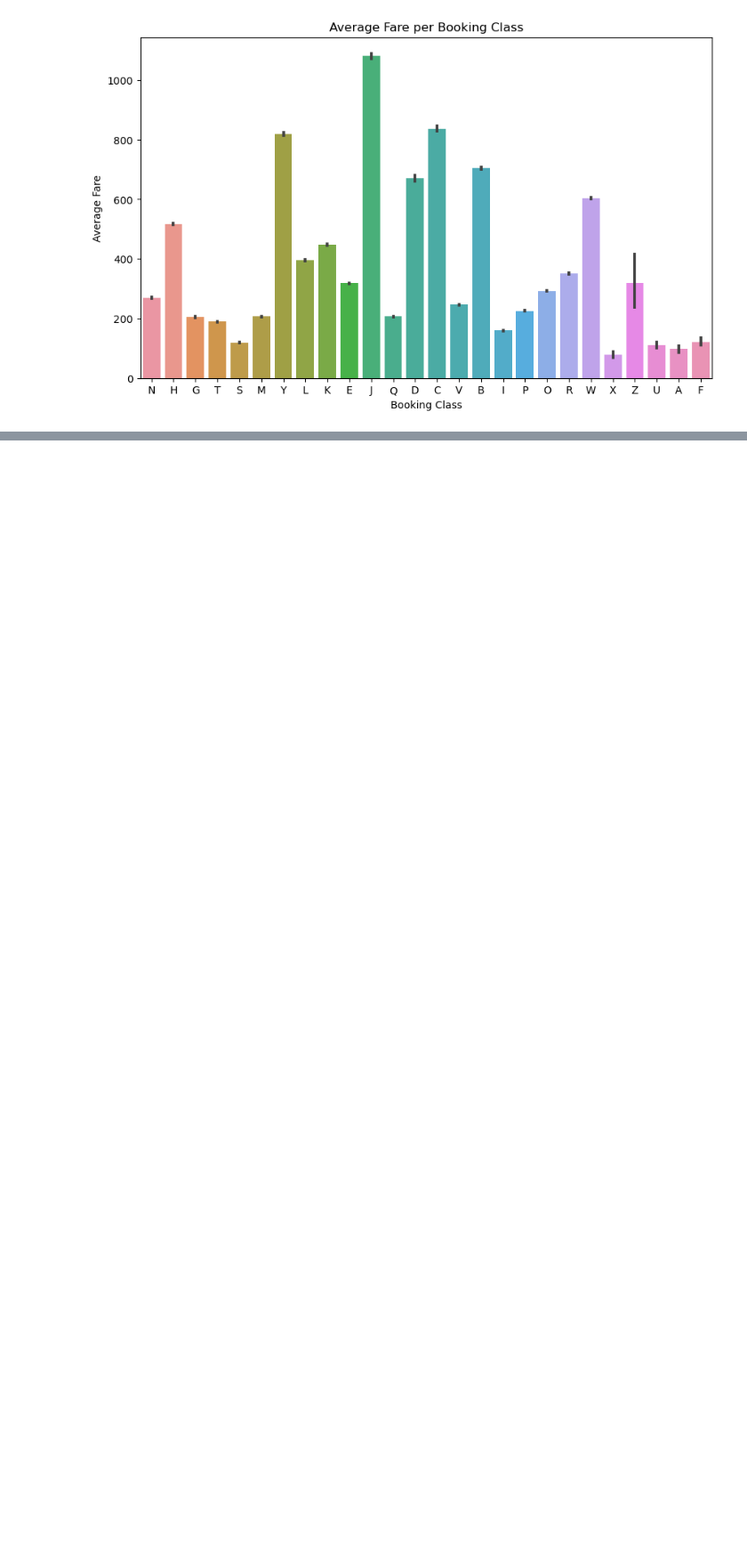
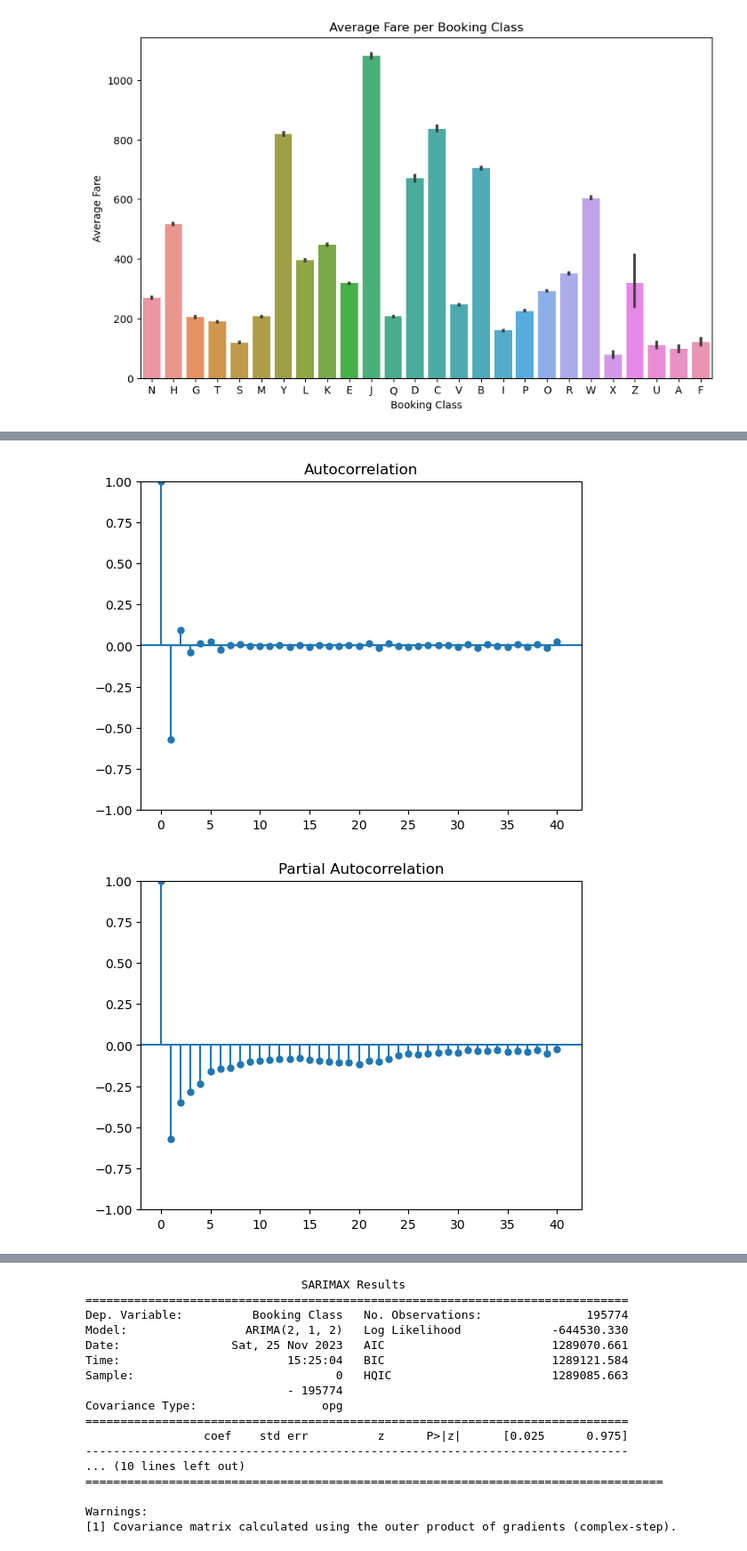
Before and after one commit to FaizalJnu/APRM, a Jupyter notebook: Faiz_ntbk.ipynb, the cells around one changed output, grey strips where cells are left out. Shown at 89% size. Saved outputs shown, nothing was run; the diff lists cells and outputs as text; code cells hidden in the pictures; blank space fills up the shorter version.

```diff
--- a/Faiz_ntbk.ipynb
+++ b/Faiz_ntbk.ipynb
@@ -126,18 +127,13 @@ Features = [
     'Dep_Date_Numerical', 'Dep_Hour', 'Dep_Minute'
 ]
 
-# Features2 from Data_12month_revenue
-Features2 = []
+
 for i in range(310):
-    feature_name = f'Class RDay Rev RDay: {i}'
-    Features2.append(feature_name)
+    feature_name = f'Class RDay Res Hold Total RDay: {i}'
+    Features.append(feature_name)
 
 # Merge features into X_train
-X_train_booking = Data_12month_booking[Features]
-X_train_revenue = Data_12month_revenue[Features2]
-
-# Merge datasets horizontally
-X_train = pd.concat([X_train_booking, X_train_revenue], axis=1)  # Features for training
+X_train = Data_12month_booking[Features]
 y_train = Data_12month_booking[' Booking Class Fare USD ']  # Target for training
 
 X_test = Data_3month_booking[Features]  # Features for testing
@@ -223,3 +235,50 @@ Feature: Class RDay Res Hold Total RDay: 306, Importance: 0.0
 Feature: Class RDay Res Hold Total RDay: 307, Importance: 0.0
 Feature: Class RDay Res Hold Total RDay: 308, Importance: 0.0
 Feature: Class RDay Res Hold Total RDay: 309, Importance: 0.0
+# %%
+import statsmodels.api as sm
+from statsmodels.tsa.stattools import acf, pacf
+from statsmodels.graphics.tsaplots import plot_acf, plot_pacf
+import matplotlib.pyplot as plt
+
+# Assuming your time series is in a variable called 'time_series'
+# Replace 'column_name' with the actual name of your time series column
+
+time_series = Data_12month_booking['Booking Class']
+
+# Step 1: Check Stationarity
+# Perform differencing if needed
+d = 1
+time_series_diff = time_series.diff(d).dropna()
+
+# Step 2: Plot ACF and PACF
+plot_acf(time_series_diff, lags=40)
+plot_pacf(time_series_diff, lags=40)
+plt.show()
+
+# Step 3: Identify p and q
+# Based on the plots, identify potential values for p and q
+
+# Step 4: Model Fitting
+p = 2  # Replace with identified p value
+q = 2  # Replace with identified q value
+model = sm.tsa.ARIMA(time_series, order=(p, d, q))
+fit_model = model.fit()
+
+# Residual Analysis
+residuals = fit_model.resid
+plt.figure(figsize=(12, 6))
+plt.subplot(1, 2, 1)
+plt.hist(residuals, bins=30, density=True, alpha=0.75)
+plt.title('Histogram of Residuals')
+
+plt.subplot(1, 2, 2)
+sm.qqplot(residuals, line='s')
+plt.title('Q-Q Plot of Residuals')
+plt.show()
+
+# Step 5: Choose the Best Model
+print(fit_model.summary())
+# %% [output]
+[figure, added]
+[figure, added]
@@ -225,0 +287,17 @@ Feature: Class RDay Res Hold Total RDay: 309, Importance: 0.0
+                               SARIMAX Results
+==============================================================================
+Dep. Variable:          Booking Class   No. Observations:               195774
+Model:                 ARIMA(2, 1, 2)   Log Likelihood             -644530.330
+Date:                Sat, 25 Nov 2023   AIC                        1289070.661
+Time:                        15:25:04   BIC                        1289121.584
+Sample:                             0   HQIC                       1289085.663
+                             - 195774
+Covariance Type:                  opg
+==============================================================================
+                 coef    std err          z      P>|z|      [0.025      0.975]
+------------------------------------------------------------------------------
+... (10 lines left out)
+===================================================================================
+
+Warnings:
+[1] Covariance matrix calculated using the outer product of gradients (complex-step).
```
Also changed, not shown: parts of 12 cells of this notebook.
